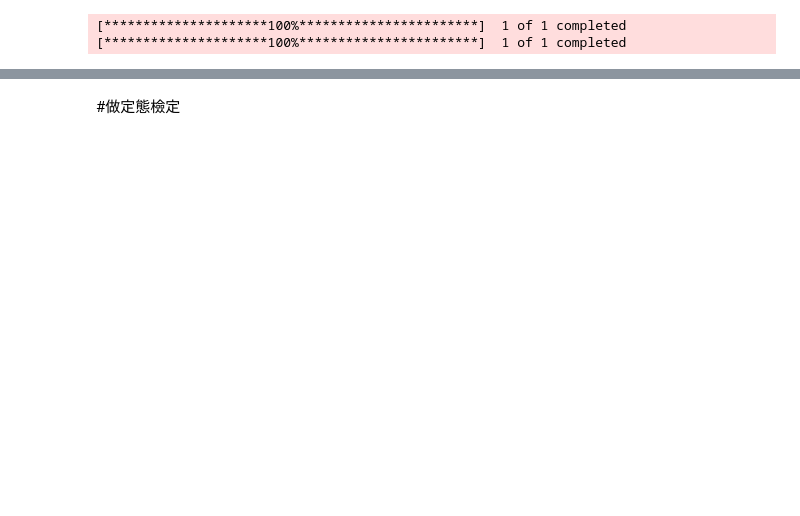
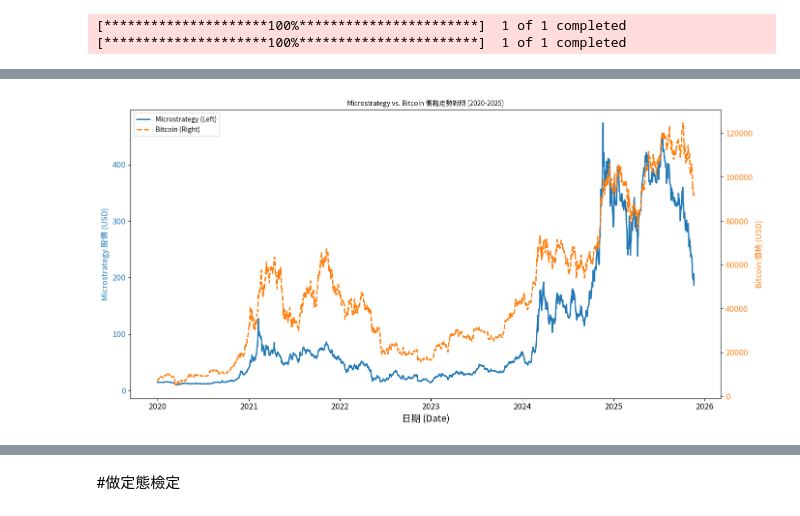
Before and after one commit to HackerJacky/Crypto-quantitative-analysis, a Jupyter notebook: crypto.ipynb, the cells around one changed output, grey strips where cells are left out. Cells and saved outputs as stored; diff of their text form; code cells hidden in the pictures; blank space fills up the shorter version.

```diff
--- a/crypto.ipynb
+++ b/crypto.ipynb
@@ -73,9 +96,9 @@ warnings.filterwarnings('ignore')
 start='2020-01-01'
 end='2025-11-20'
 #Bitcoin closed price
-BTC = yf.download('BTC-USD', start=start, end=end)['Close'].dropna()
+BTC = yf.download('BTC-USD', start=start, end=end)['Close'].ffill().dropna()
 #Micorstrategy closed price
-Micro = yf.download('MSTR', start=start, end=end)['Close'].dropna()
+Micro = yf.download('MSTR', start=start, end=end)['Close'].ffill().dropna()
 # %% [output]
 [*********************100%***********************]  1 of 1 completed
 [*********************100%***********************]  1 of 1 completed
@@ -81,0 +139,76 @@ Micro = yf.download('MSTR', start=start, end=end)['Close'].dropna()
+# %%
+import matplotlib.pyplot as plt
+from matplotlib.font_manager import FontProperties
+from google.colab import files
+
+# ----------------------------------------------------
+# 1. 字型設定（Colab 版）
+# ----------------------------------------------------
+font_path = "/usr/share/fonts/opentype/noto/NotoSansCJK-Regular.ttc"
+myfont = FontProperties(fname=font_path)
+plt.rcParams['axes.unicode_minus'] = False
+
+# ----------------------------------------------------
+# 2. 畫圖
+# ----------------------------------------------------
+fig, ax1 = plt.subplots(figsize=(14, 7))
+
+# 左軸：MSTR
+color_mstr = 'tab:blue'
+ax1.set_xlabel('日期 (Date)', fontproperties=myfont, fontsize=14)
+ax1.set_ylabel('Microstrategy 股價 (USD)',
+               color=color_mstr, fontproperties=myfont, fontsize=12)
+
+line1 = ax1.plot(Micro.index, Micro['MSTR'], color=color_mstr,
+                 label='Microstrategy (Left)', linewidth=2)
+
+ax1.tick_params(axis='y', labelcolor=color_mstr)
+
+# 右軸：BTC
+ax2 = ax1.twinx()
+color_btc = 'tab:orange'
+ax2.set_ylabel('Bitcoin 價格 (USD)',
+               color=color_btc, fontsize=12, fontproperties=myfont)
+
+line2 = ax2.plot(BTC.index, BTC['BTC-USD'], color=color_btc,
+                 label='Bitcoin (Right)', linewidth=2, linestyle='--')
+
+ax2.tick_params(axis='y', labelcolor=color_btc)
+
+# ----------------------------------------------------
+# 3. 套用字體到所有刻度 tick labels
+# ----------------------------------------------------
+for label in ax1.get_xticklabels() + ax1.get_yticklabels():
+    label.set_fontproperties(myfont)
+    label.set_fontsize(12)
+
+for label in ax2.get_yticklabels():
+    label.set_fontproperties(myfont)
+    label.set_fontsize(12)
+
+# ----------------------------------------------------
+# 4. 圖例 legend 套用中文字體
+# ----------------------------------------------------
+lines = line1 + line2
+labels = [l.get_label() for l in lines]
+ax1.legend(lines, labels, loc='upper left',
+           fontsize=12, prop=myfont)
+
+# ----------------------------------------------------
+# 5. 標題
+# ----------------------------------------------------
+plt.title('Microstrategy vs. Bitcoin 價格走勢對照 (2020-2025)',
+          fontsize=28, fontweight='bold', fontproperties=myfont)
+
+fig.tight_layout()
+
+# ----------------------------------------------------
+# 6. 匯出 + 下載（Colab 專用）
+# ----------------------------------------------------
+filename = "price_trend_comparison.png"
+plt.savefig(filename, dpi=300)
+plt.show()
+
+files.download(filename)
+# %% [output]
+[figure, added]
```
Also changed, not shown: parts of 14 cells of this notebook.
